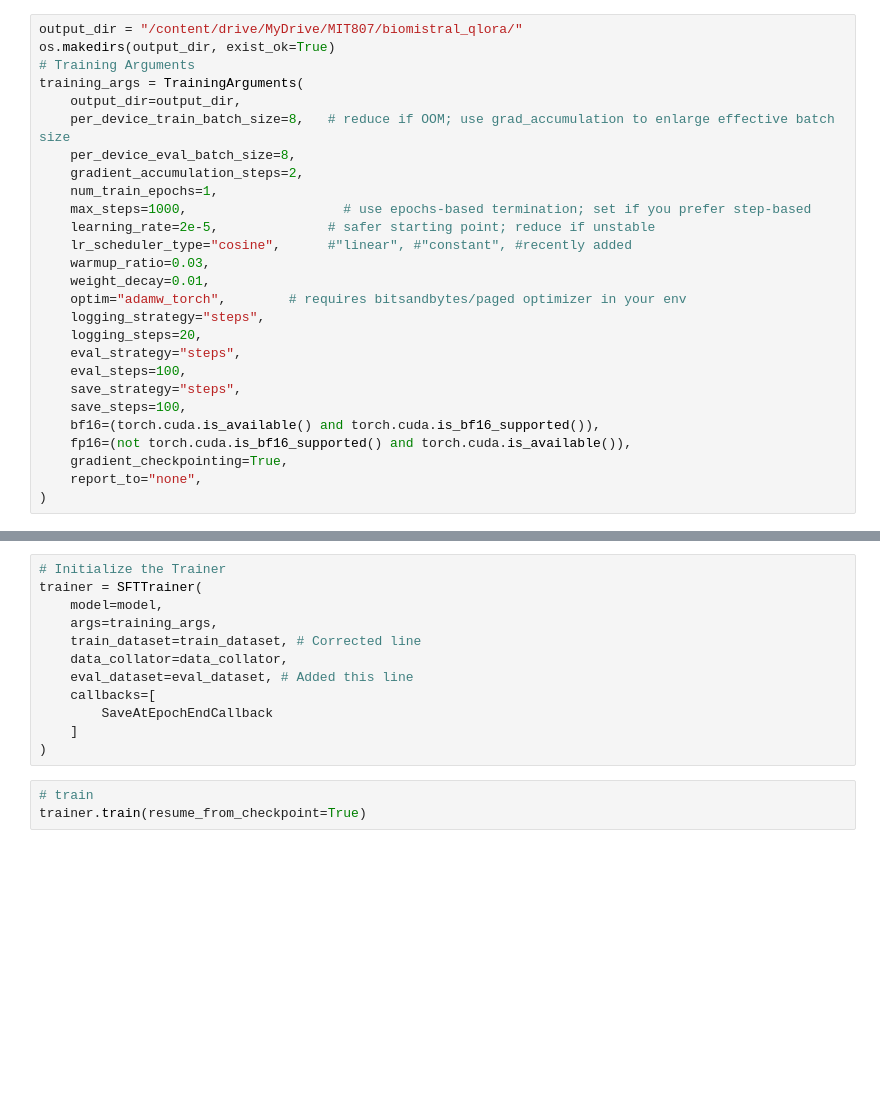
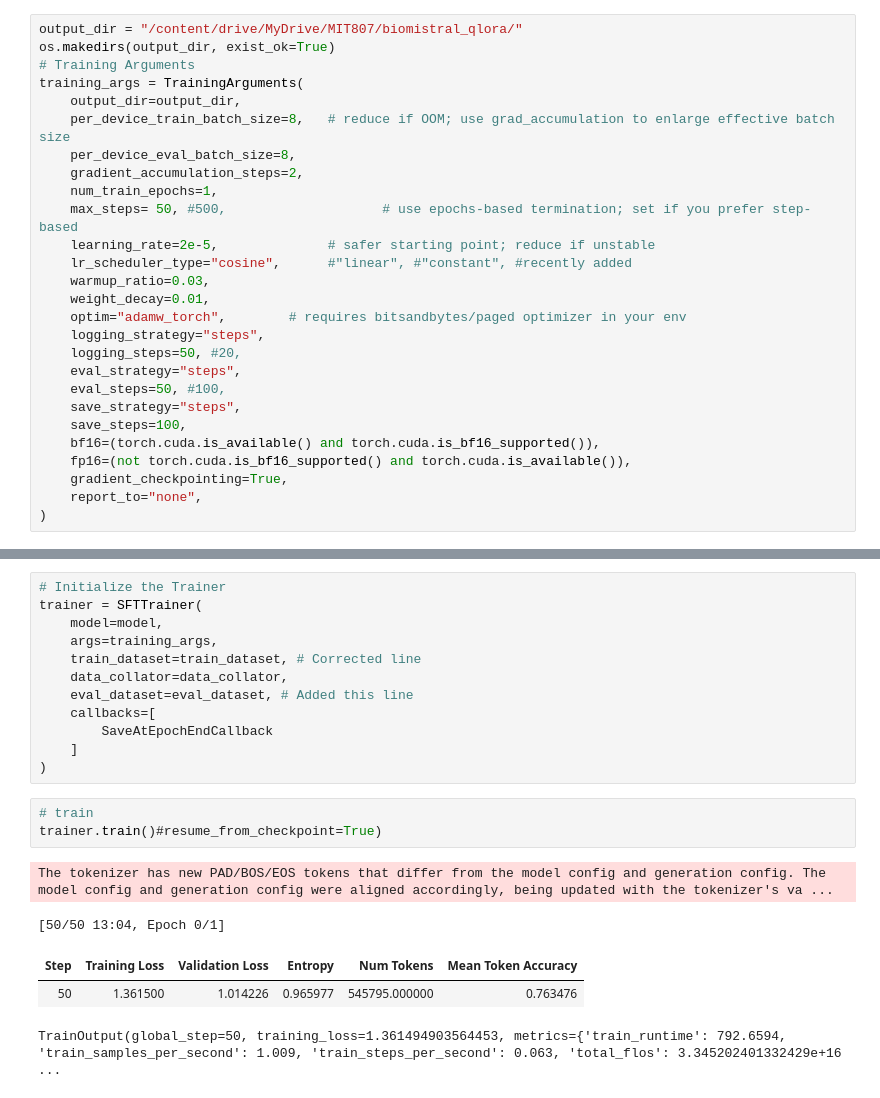
Before and after one commit to Gift-Z/MIT807, a Jupyter notebook: notebooks/02_Training/01A_GZ_BioMistral_QLoRA.ipynb, the cells around one changed output, grey strips where cells are left out. Cells and saved outputs as stored; diff of their text form; blank space fills up the shorter version.

```diff
--- a/notebooks/02_Training/01A_GZ_BioMistral_QLoRA.ipynb
+++ b/notebooks/02_Training/01A_GZ_BioMistral_QLoRA.ipynb
@@ -121,16 +129,16 @@ training_args = TrainingArguments(
     per_device_eval_batch_size=8,
     gradient_accumulation_steps=2,
     num_train_epochs=1,
-    max_steps=1000,                    # use epochs-based termination; set if you prefer step-based
+    max_steps= 50, #500,                    # use epochs-based termination; set if you prefer step-based
     learning_rate=2e-5,              # safer starting point; reduce if unstable
     lr_scheduler_type="cosine",      #"linear", #"constant", #recently added
     warmup_ratio=0.03,
     weight_decay=0.01,
     optim="adamw_torch",        # requires bitsandbytes/paged optimizer in your env
     logging_strategy="steps",
-    logging_steps=20,
+    logging_steps=50, #20,
     eval_strategy="steps",
-    eval_steps=100,
+    eval_steps=50, #100,
     save_strategy="steps",
     save_steps=100,
     bf16=(torch.cuda.is_available() and torch.cuda.is_bf16_supported()),
@@ -275,4 +368,10 @@ trainer = SFTTrainer(
 )
 # %%
 # train
-trainer.train(resume_from_checkpoint=True)
+trainer.train()#resume_from_checkpoint=True)
+# %% [output]
+The tokenizer has new PAD/BOS/EOS tokens that differ from the model config and generation config. The model config and generation config were aligned accordingly, being updated with the tokenizer's va ...
+[50/50 13:04, Epoch 0/1]
+| Step | Training Loss | Validation Loss | Entropy | Num Tokens | Mean Token Accuracy |
+| 50 | 1.361500 | 1.014226 | 0.965977 | 545795.000000 | 0.763476 |
+TrainOutput(global_step=50, training_loss=1.361494903564453, metrics={'train_runtime': 792.6594, 'train_samples_per_second': 1.009, 'train_steps_per_second': 0.063, 'total_flos': 3.345202401332429e+16 ...
```
Also changed, not shown: parts of 10 cells of this notebook.
